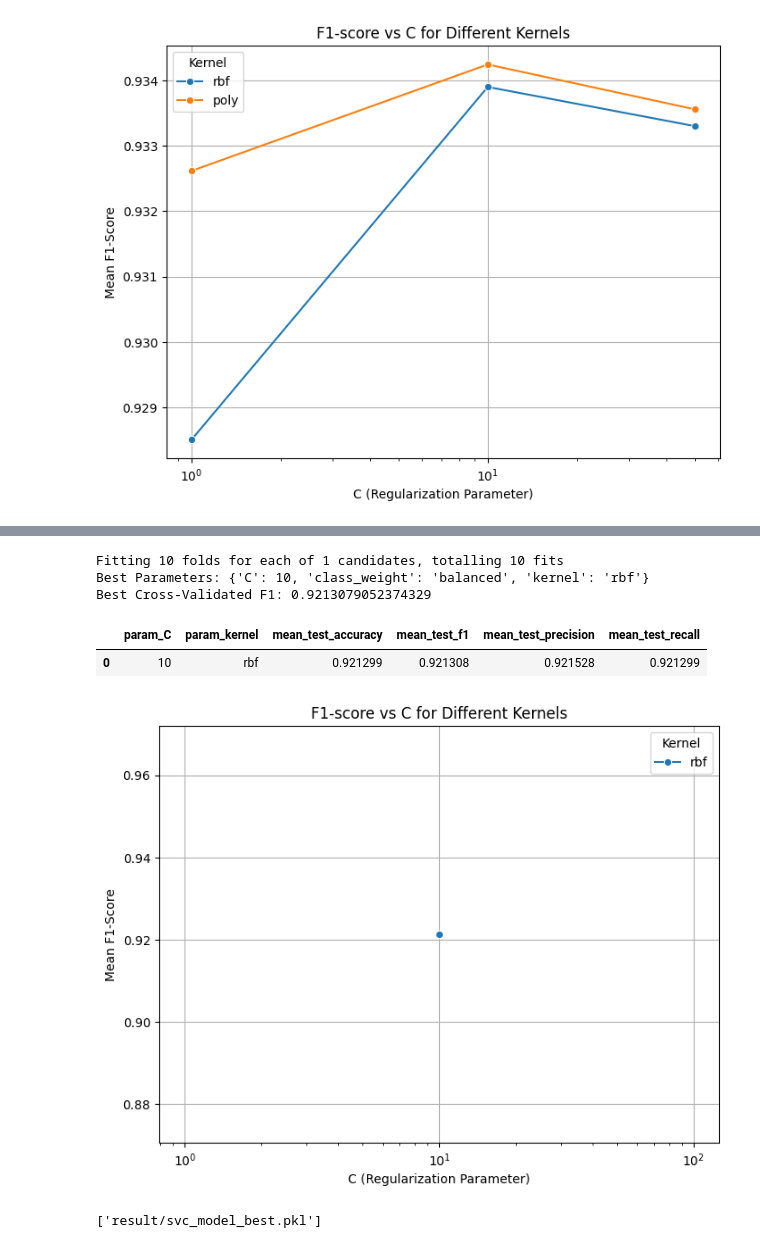
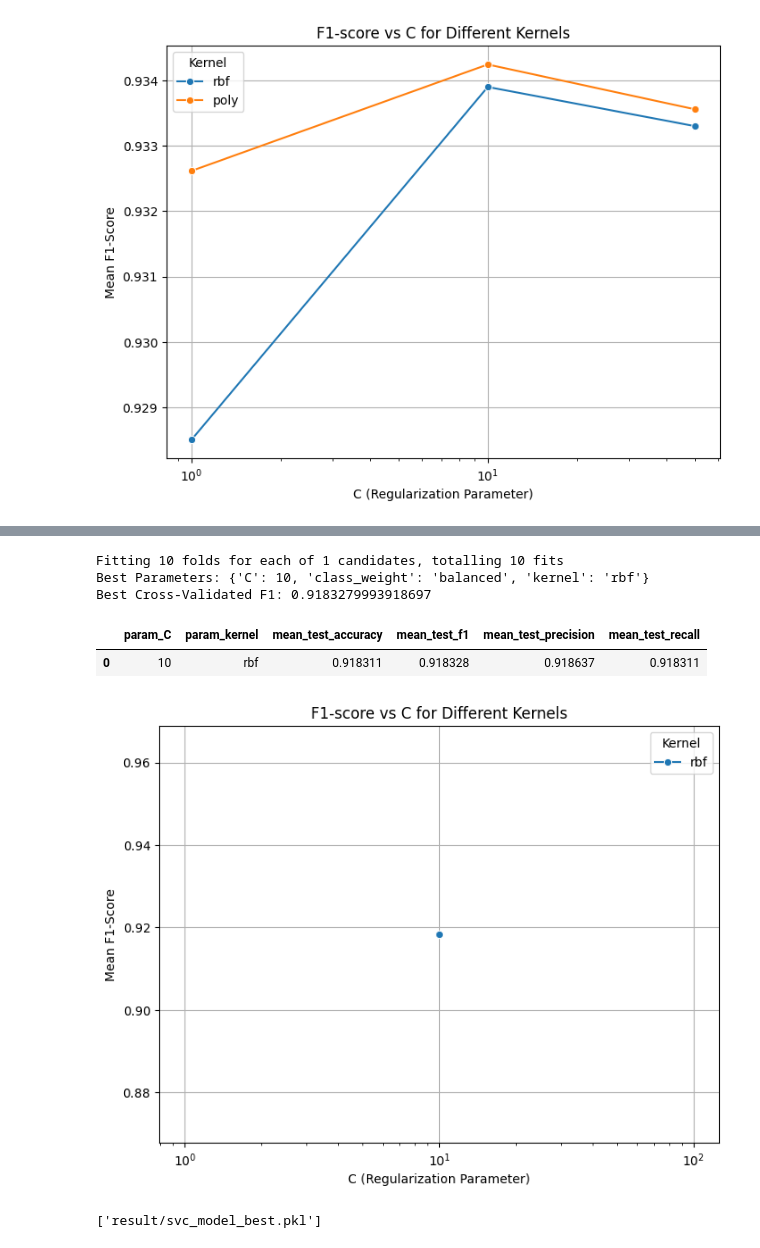
Before and after one commit to M4RV3L24/Online-Gambling-Detection-using-IndoBERTweet, a Jupyter notebook: Models/ML_IndoBERTweet/prototype.ipynb, the cells around one changed output, grey strips where cells are left out. Cells and saved outputs as stored; diff of their text form; code cells hidden in the pictures.

```diff
--- a/Models/ML_IndoBERTweet/prototype.ipynb
+++ b/Models/ML_IndoBERTweet/prototype.ipynb
@@ -120,7 +120,7 @@ import seaborn as sns
 from IPython.display import display
 
 # Load data from JSON file (array of objects)
-with open('fetched_data_final_dedup_2.json', 'r', encoding='utf-8') as f:
+with open('../../Script/final_data/final_NBT_BERT.json', 'r', encoding='utf-8') as f:
     data = json.load(f)
 
 df = pd.DataFrame(data)
@@ -130,7 +130,7 @@ X = df['text']
 y = df['label']
 
 # load embedding from .npy file
-X_embeddings = np.load("./embed/embeddings_128_v2.npy")
+X_embeddings = np.load("./embed/embeddings_MP_BT.npy")
 
 # Choose number of splits (5 or 10)
 n_splits = 10  # Change to 5 or 10 as needed
@@ -138,9 +138,9 @@ skf = StratifiedKFold(n_splits=n_splits, shuffle=True, random_state=42)
 
 # Define parameter grid for GridSearchCV
 param_grid = {
-    'n_estimators': [200, 300, 400],
+    'n_estimators': [400],
     'max_depth': [None],
-    'min_samples_split': [2, 3, 5],
+    'min_samples_split': [2],
     'min_samples_leaf': [1],
     'class_weight': ['balanced']
 }
@@ -221,7 +212,7 @@ import seaborn as sns
 from IPython.display import display
 
 # Load data from JSON file (array of objects)
-with open('fetched_data_final_dedup_2.json', 'r', encoding='utf-8') as f:
+with open('../../Script/final_data/final_NBT_BERT.json', 'r', encoding='utf-8') as f:
     data = json.load(f)
 
 df = pd.DataFrame(data)
@@ -231,7 +222,7 @@ X = df['text']
 y = df['label']
 
 # load embedding from .npy file
-X_embeddings = np.load("./embed/embeddings_128_v1.npy")
+X_embeddings = np.load("./embed/embeddings_CLS_NBT.npy")
 
 # Choose number of splits (5 or 10)
 n_splits = 10  # Change to 5 or 10 as needed
@@ -239,9 +230,9 @@ skf = StratifiedKFold(n_splits=n_splits, shuffle=True, random_state=42)
 
 # Define parameter grid for GridSearchCV
 param_grid = {
-    'n_estimators': [200, 300, 400],
+    'n_estimators': [400],
     'max_depth': [None],
-    'min_samples_split': [2, 3, 5],
+    'min_samples_split': [2],
     'min_samples_leaf': [1],
     'class_weight': ['balanced']
 }
@@ -496,9 +478,11 @@ Best cross-validated score: 0.8900344305619778
 import json
 import os
 import joblib
+import numpy as np
+import pandas as pd
 from sklearn.ensemble import RandomForestClassifier
 # Load data from JSON file (array of objects)
-with open('fetched_data_final_dedup_2.json', 'r', encoding='utf-8') as f:
+with open('../../Script/final_data/final_NBT_BERT.json', 'r', encoding='utf-8') as f:
     data = json.load(f)
 
 # If your JSON is an array, not an object with "data" key:
@@ -517,7 +501,7 @@ best_params = {
     'class_weight': 'balanced'
 }
 
-X_embeddings = np.load("./embed/embeddings_128_v2.npy")
+X_embeddings = np.load("./embed/embeddings_MP_NBT.npy")
 
 model = RandomForestClassifier(**best_params, random_state=42)
 model.fit(X_embeddings, y)
@@ -767,7 +751,7 @@ import seaborn as sns
 # ==============================
 # Load Data
 # ==============================
-with open('fetched_data_final.json', 'r', encoding='utf-8') as f:
+with open('../../Script/final_data/final_BT_BERT.json', 'r', encoding='utf-8') as f:
     data = json.load(f)
 
 df = pd.DataFrame(data)
@@ -874,7 +858,7 @@ import seaborn as sns
 # ==============================
 # Load Data
 # ==============================
-with open('fetched_data_final.json', 'r', encoding='utf-8') as f:
+with open('../../Script/final_data/final_NBT_BERT.json', 'r', encoding='utf-8') as f:
     data = json.load(f)
 
 df = pd.DataFrame(data)
@@ -935,36 +919,36 @@ search.fit(X_embeddings, y)
 print("Best Parameters:", search.best_params_)
 print("Best Cross-Validated F1:", search.best_score_)
 
 # Convert results ke DataFrame
 results = pd.DataFrame(search.cv_results_)
 
 # Tampilkan beberapa metrik utama
 display(results[['param_C', 'param_kernel', 'mean_test_accuracy', 'mean_test_f1', 'mean_test_precision', 'mean_test_recall']])
 
 # ==============================
 # Visualisasi Hasil
 # ==============================
 plt.figure(figsize=(8, 6))
 sns.lineplot(data=results, x='param_C', y='mean_test_f1', hue='param_kernel', marker='o')
 plt.xscale('log')
 plt.xlabel('C (Regularization Parameter)')
 plt.ylabel('Mean F1-Score')
 plt.title('F1-score vs C for Different Kernels')
 plt.grid(True)
 plt.legend(title='Kernel')
 plt.show()
 
 # ==============================
 # (Optional) Simpan Hasil
 # ==============================
 # results.to_csv("result/gridsearch_svc_results.csv", index=False)
 # %% [output]
 Fitting 10 folds for each of 1 candidates, totalling 10 fits
 Best Parameters: {'C': 10, 'class_weight': 'balanced', 'kernel': 'rbf'}
-Best Cross-Validated F1: 0.9213079052374329
+Best Cross-Validated F1: 0.9183279993918697
 |  | param_C | param_kernel | mean_test_accuracy | mean_test_f1 | mean_test_precision | mean_test_recall |
-| 0 | 10 | rbf | 0.921299 | 0.921308 | 0.921528 | 0.921299 |
+| 0 | 10 | rbf | 0.918311 | 0.918328 | 0.918637 | 0.918311 |
-[figure, old version]
+[figure, new version]
 # %%
 # Save best SVC model
 # Save rf best model
```
Also changed, not shown: parts of 4 cells of this notebook, 5 other files.
